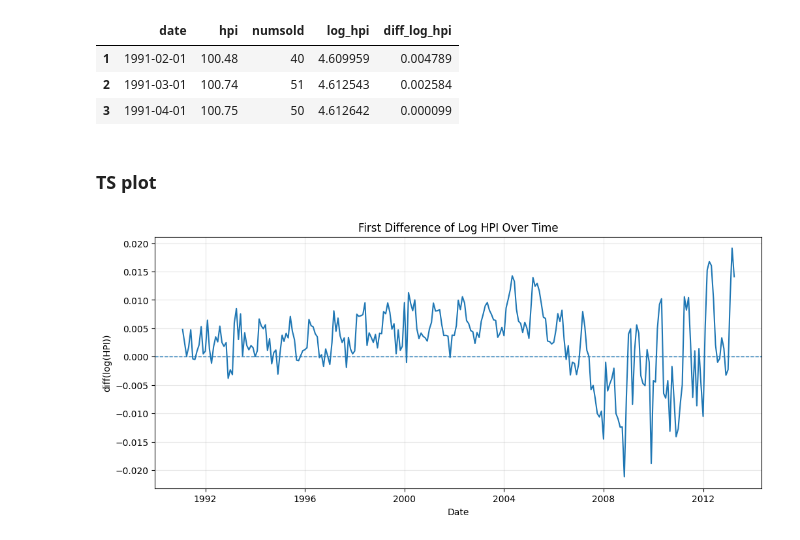
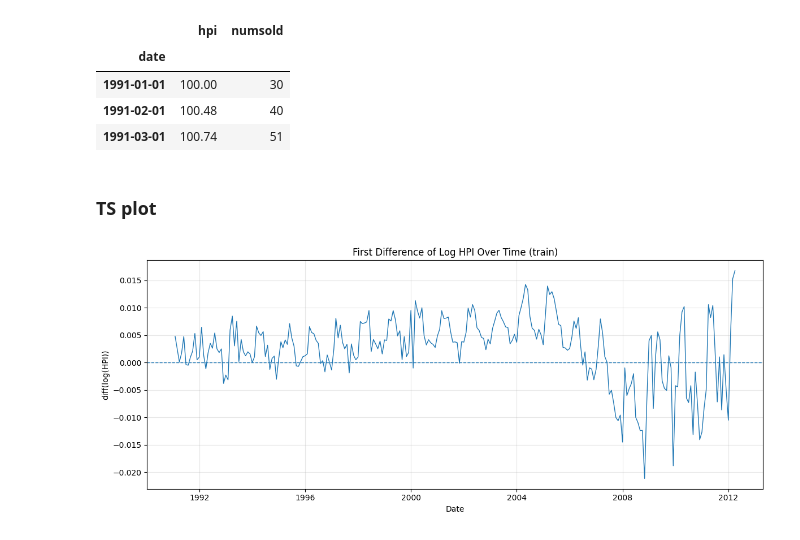
Before and after one commit to ricki0313/2026-time-series_US-housing-price-index-forecasting, a Jupyter notebook: 04_trans_diff.ipynb, the cells around one changed output. Saved outputs shown, nothing was run; the diff lists cells and outputs as text; code cells hidden in the pictures.

```diff
--- a/04_trans_diff.ipynb
+++ b/04_trans_diff.ipynb
@@ -8,36 +8,50 @@ from statsmodels.graphics.tsaplots import plot_acf
 from statsmodels.tsa.stattools import zivot_andrews
 # %%
-df = pd.read_csv("data/processed/monthly_housing_clean.csv")
-
-df["date"] = pd.to_datetime(df["date"])
-df = df.sort_values("date").reset_index(drop=True)
-df["hpi"] = pd.to_numeric(df["hpi"], errors="coerce")
-
-# Log transformation and first differencing
-df["log_hpi"] = np.log(df["hpi"])
-df["diff_log_hpi"] = df["log_hpi"].diff()
-
-# Remove NA after differencing
-df_diff = df.dropna(subset=["diff_log_hpi"]).copy()
-
-df_diff.head(3)
+df = pd.read_csv("data/processed/monthly_housing_clean.csv", parse_dates=["date"])
+df = df.sort_values("date").set_index("date")
+df.head(3)
 # %% [output]
-|  | date | hpi | numsold | log_hpi | diff_log_hpi |
-| 1 | 1991-02-01 | 100.48 | 40 | 4.609959 | 0.004789 |
-| 2 | 1991-03-01 | 100.74 | 51 | 4.612543 | 0.002584 |
-| 3 | 1991-04-01 | 100.75 | 50 | 4.612642 | 0.000099 |
+|  | hpi | numsold |
+| date |  |  |
+| 1991-01-01 | 100.00 | 30 |
+| 1991-02-01 | 100.48 | 40 |
+| 1991-03-01 | 100.74 | 51 |
+# %%
+# transformation
+df["log_hpi"] = np.log(df["hpi"])
+df["diff_log_hpi"] = df["log_hpi"].diff()
+
+# split
+train = df.loc[: "2012-04"].copy()
+test = df.loc["2012-05" :].copy()
+
+# log-diff series
+diff_log_train = train[["hpi", "log_hpi", "diff_log_hpi"]].dropna()
+diff_log_test = test[["hpi", "log_hpi", "diff_log_hpi"]].copy()
+
+# save
+train.to_csv("data/processed/monthly_housing_train.csv")
+test.to_csv("data/processed/monthly_housing_test.csv")
 # %% [markdown]
 ### TS plot
 # %%
 plt.figure(figsize=(12, 5))
-plt.plot(df_diff["date"], df_diff["diff_log_hpi"])
+
+plt.plot(
+    diff_log_train.index,
+    diff_log_train["diff_log_hpi"],
+    linewidth=1
+)
+
 plt.axhline(0, linestyle="--", linewidth=1)
 
-plt.title("First Difference of Log HPI Over Time")
+plt.title("First Difference of Log HPI Over Time (train)")
 plt.xlabel("Date")
 plt.ylabel("diff(log(HPI))")
 plt.grid(True, alpha=0.3)
+
+plt.tight_layout()
 plt.show()
 # %% [output]
-[figure, old version]
+[figure, new version]
 # %%
```
Also changed, not shown: parts of 4 cells of this notebook, 15 other files.
